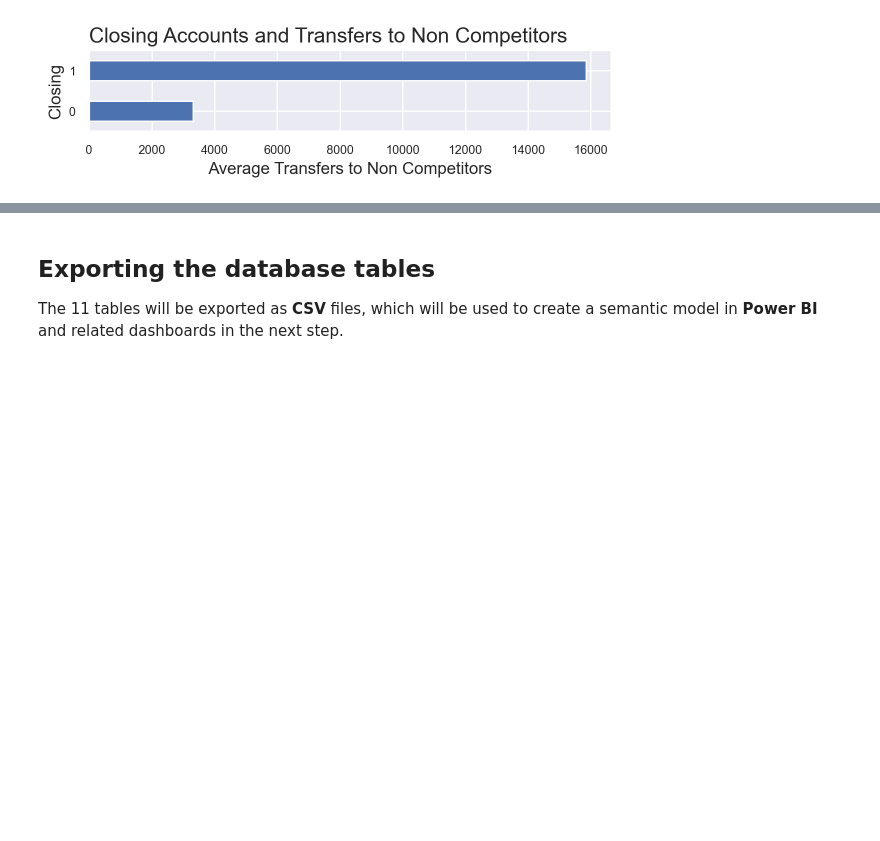
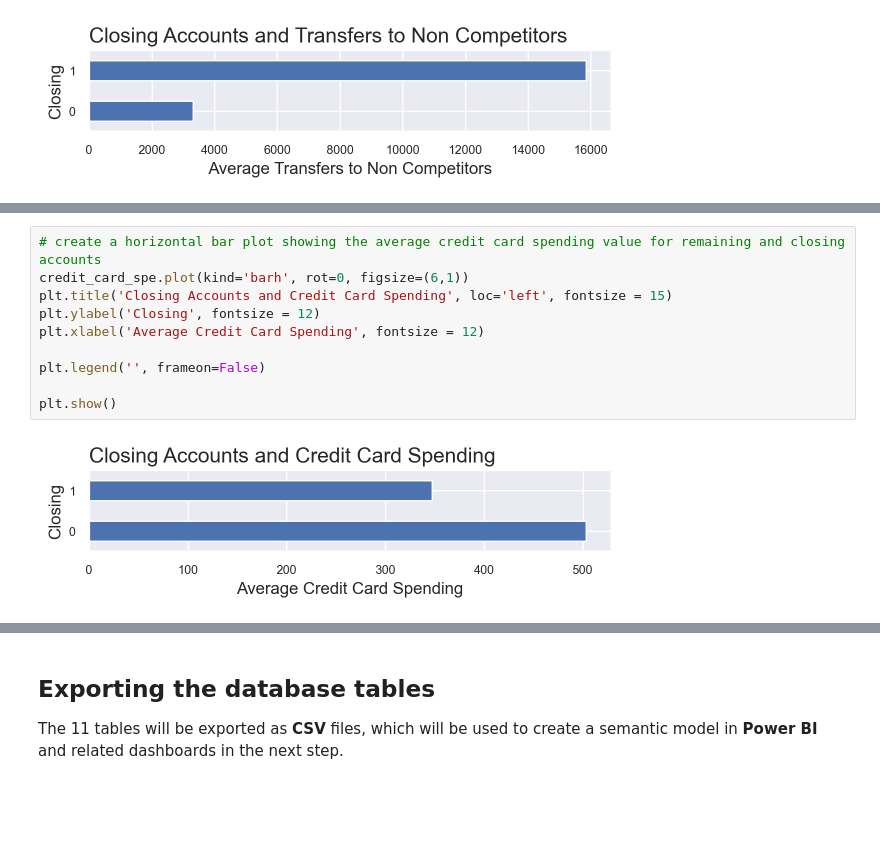
Before and after one commit to fedfioravanti/Bank-Churn-Prediction, a Jupyter notebook: notebooks/Bank-Churn-01-Intro-EDA.ipynb, the cells around one changed output, grey strips where cells are left out. Drawn from its saved outputs; the diff is of its cells as text; blank space fills up the shorter version.

```diff
--- a/notebooks/Bank-Churn-01-Intro-EDA.ipynb
+++ b/notebooks/Bank-Churn-01-Intro-EDA.ipynb
@@ -741,0 +772,12 @@ plt.show()
+# %%
+# create a horizontal bar plot showing the average credit card spending value for remaining and closing accounts
+credit_card_spe.plot(kind='barh', rot=0, figsize=(6,1))
+plt.title('Closing Accounts and Credit Card Spending', loc='left', fontsize = 15)
+plt.ylabel('Closing', fontsize = 12)
+plt.xlabel('Average Credit Card Spending', fontsize = 12)
+
+plt.legend('', frameon=False)
+
+plt.show()
+# %% [output]
+[figure, added]
```
Also changed, not shown: parts of 14 cells of this notebook.
